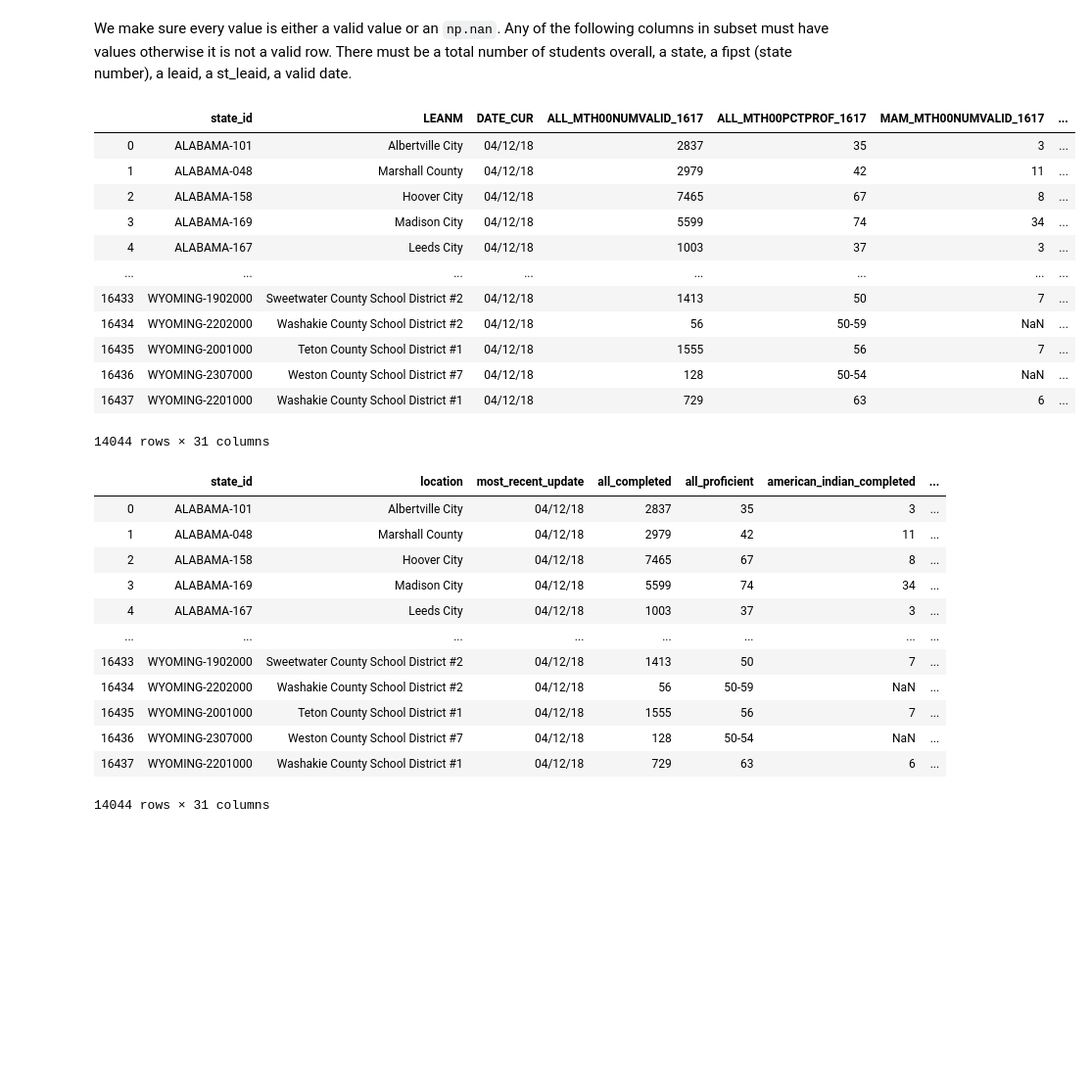
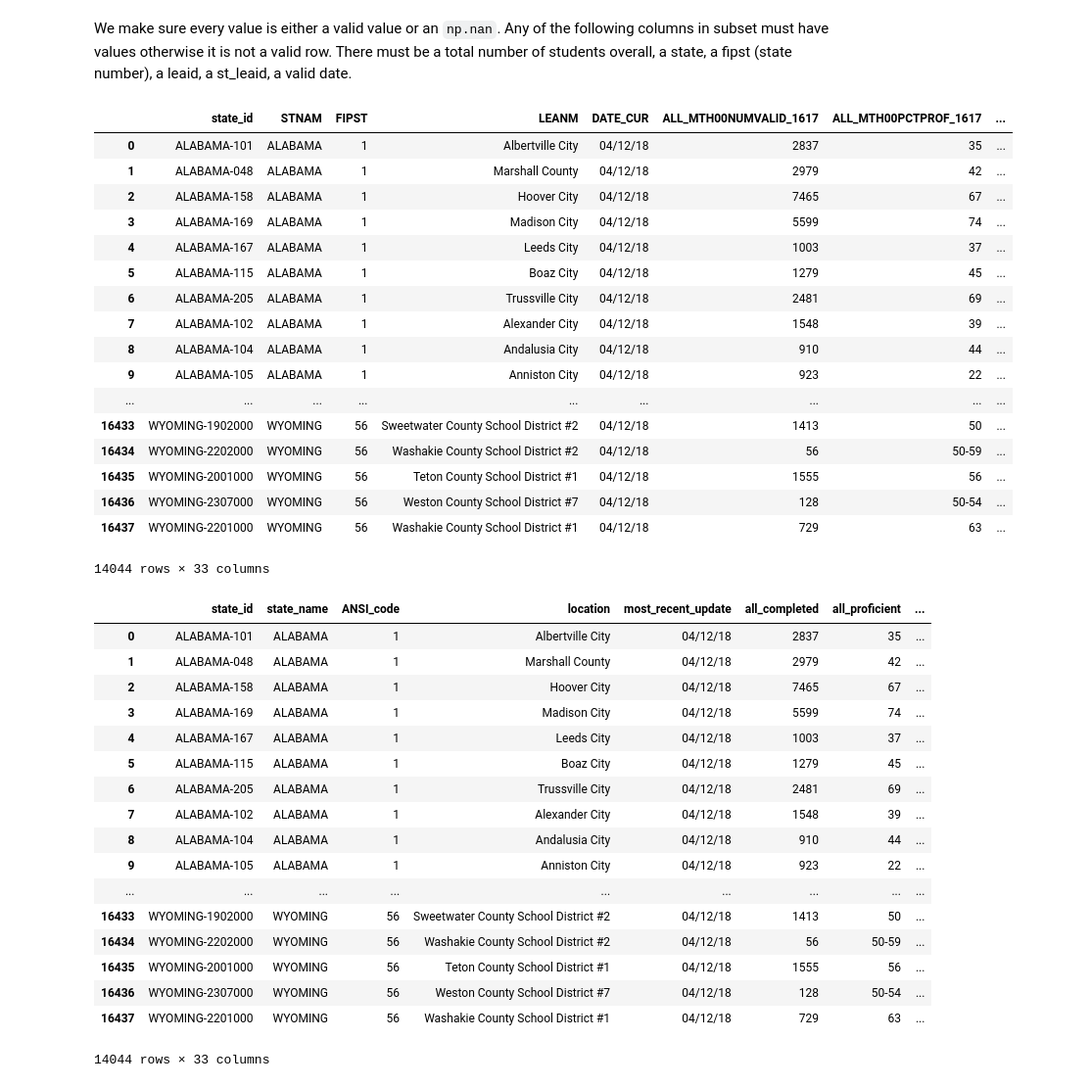
Before and after one commit to kannanfire/kannanfire.github.io, a Jupyter notebook: final_project.ipynb, the cells around one changed output. Shown: that part at 98% size. Drawn from its saved outputs; the diff is of its cells as text; code cells hidden in the pictures; blank space fills up the shorter version.

```diff
--- a/final_project.ipynb
+++ b/final_project.ipynb
@@ -35,48 +35,55 @@
 # %%
 dt = df.copy()
 
 arr = dt.apply(lambda e : (e.STNAM + e.ST_LEAID[2:]), axis=1)
 dt = dt.assign(state_id=arr)
 dt = dt.replace('NaN', np.nan)
 dt = dt.replace('PS', np.nan)
 # dt = dt.replace({'LE': '<=', 'GE': '>=', 'GT': '>', 'LT': '<', '\.': np.nan, 'n/a': np.nan}, regex=True)
 dt = dt.replace({'LE': np.nan, 'GE\d': np.nan, 'GT\d': np.nan, 'LT\d': np.nan, '\.': np.nan, 'n/a': np.nan}, regex=True)
 dt = dt.dropna(subset=['STNAM', 'LEANM', 'FIPST', 'LEAID', 'ST_LEAID', 'DATE_CUR', 'ALL_MTH00NUMVALID_1617', 'ALL_MTH00PCTPROF_1617'])
 
-dt = dt.drop('STNAM', 1)
-dt = dt.drop('FIPST', 1)
+# dt = dt.drop('STNAM', 1)
+# dt = dt.drop('FIPST', 1)
 dt = dt.drop('LEAID', 1)
 dt = dt.drop('ST_LEAID', 1)
 
 
 mid = dt['state_id']
 dt.drop(labels=['state_id'], axis=1,inplace = True)
 dt.insert(0, 'state_id', mid)
 
 dt['DATE_CUR'] = dt['DATE_CUR'].apply(lambda e : datetime.datetime.strptime(e, '%d-%b-%y'))
 dt['DATE_CUR'] = dt['DATE_CUR'].apply(lambda e : datetime.datetime.strftime(e, '%m/%d/%y'))
 
 dt
 # %% [output]
-|  | state_id | LEANM | DATE_CUR | ALL_MTH00NUMVALID_1617 | ALL_MTH00PCTPROF_1617 | MAM_MTH00NUMVALID_1617 | ... |
-| 0 | ALABAMA-101 | Albertville City | 04/12/18 | 2837 | 35 | 3 | ... |
-| 1 | ALABAMA-048 | Marshall County | 04/12/18 | 2979 | 42 | 11 | ... |
-| 2 | ALABAMA-158 | Hoover City | 04/12/18 | 7465 | 67 | 8 | ... |
-| 3 | ALABAMA-169 | Madison City | 04/12/18 | 5599 | 74 | 34 | ... |
-| 4 | ALABAMA-167 | Leeds City | 04/12/18 | 1003 | 37 | 3 | ... |
-| ... | ... | ... | ... | ... | ... | ... | ... |
-| 16433 | WYOMING-1902000 | Sweetwater County School District #2 | 04/12/18 | 1413 | 50 | 7 | ... |
-| 16434 | WYOMING-2202000 | Washakie County School District #2 | 04/12/18 | 56 | 50-59 | NaN | ... |
-| 16435 | WYOMING-2001000 | Teton County School District #1 | 04/12/18 | 1555 | 56 | 7 | ... |
-| 16436 | WYOMING-2307000 | Weston County School District #7 | 04/12/18 | 128 | 50-54 | NaN | ... |
-| 16437 | WYOMING-2201000 | Washakie County School District #1 | 04/12/18 | 729 | 63 | 6 | ... |
+|  | state_id | STNAM | FIPST | LEANM | DATE_CUR | ALL_MTH00NUMVALID_1617 | ALL_MTH00PCTPROF_1617 | ... |
+| 0 | ALABAMA-101 | ALABAMA | 1 | Albertville City | 04/12/18 | 2837 | 35 | ... |
+| 1 | ALABAMA-048 | ALABAMA | 1 | Marshall County | 04/12/18 | 2979 | 42 | ... |
+| 2 | ALABAMA-158 | ALABAMA | 1 | Hoover City | 04/12/18 | 7465 | 67 | ... |
+| 3 | ALABAMA-169 | ALABAMA | 1 | Madison City | 04/12/18 | 5599 | 74 | ... |
+| 4 | ALABAMA-167 | ALABAMA | 1 | Leeds City | 04/12/18 | 1003 | 37 | ... |
+| 5 | ALABAMA-115 | ALABAMA | 1 | Boaz City | 04/12/18 | 1279 | 45 | ... |
+| 6 | ALABAMA-205 | ALABAMA | 1 | Trussville City | 04/12/18 | 2481 | 69 | ... |
+| 7 | ALABAMA-102 | ALABAMA | 1 | Alexander City | 04/12/18 | 1548 | 39 | ... |
+| 8 | ALABAMA-104 | ALABAMA | 1 | Andalusia City | 04/12/18 | 910 | 44 | ... |
+| 9 | ALABAMA-105 | ALABAMA | 1 | Anniston City | 04/12/18 | 923 | 22 | ... |
+| ... | ... | ... | ... | ... | ... | ... | ... | ... |
+| 16433 | WYOMING-1902000 | WYOMING | 56 | Sweetwater County School District #2 | 04/12/18 | 1413 | 50 | ... |
+| 16434 | WYOMING-2202000 | WYOMING | 56 | Washakie County School District #2 | 04/12/18 | 56 | 50-59 | ... |
+| 16435 | WYOMING-2001000 | WYOMING | 56 | Teton County School District #1 | 04/12/18 | 1555 | 56 | ... |
+| 16436 | WYOMING-2307000 | WYOMING | 56 | Weston County School District #7 | 04/12/18 | 128 | 50-54 | ... |
+| 16437 | WYOMING-2201000 | WYOMING | 56 | Washakie County School District #1 | 04/12/18 | 729 | 63 | ... |
-14044 rows × 31 columns
+14044 rows × 33 columns
 # %%
 df1 = dt.copy()
 
 names = {
     # state assessment = (SA)
     'state_id': 'state_id', # full state name and id number
+    'STNAM': 'state_name',
+    'FIPST': 'ANSI_code', # The two-digit American National Standards Institute (ANSI) code for state
     'LEANM': 'location', # location: district, city, county
     'DATE_CUR': 'most_recent_update', # most recent date that data was taken
     'ALL_MTH00NUMVALID_1617': 'all_completed', # total number of students per location that completed SA
@@ -113,19 +120,24 @@ df1.rename(inplace=True,columns=names)
 
 df1
 # %% [output]
-|  | state_id | location | most_recent_update | all_completed | all_proficient | american_indian_completed | ... |
-| 0 | ALABAMA-101 | Albertville City | 04/12/18 | 2837 | 35 | 3 | ... |
-| 1 | ALABAMA-048 | Marshall County | 04/12/18 | 2979 | 42 | 11 | ... |
-| 2 | ALABAMA-158 | Hoover City | 04/12/18 | 7465 | 67 | 8 | ... |
-| 3 | ALABAMA-169 | Madison City | 04/12/18 | 5599 | 74 | 34 | ... |
-| 4 | ALABAMA-167 | Leeds City | 04/12/18 | 1003 | 37 | 3 | ... |
-| ... | ... | ... | ... | ... | ... | ... | ... |
-| 16433 | WYOMING-1902000 | Sweetwater County School District #2 | 04/12/18 | 1413 | 50 | 7 | ... |
-| 16434 | WYOMING-2202000 | Washakie County School District #2 | 04/12/18 | 56 | 50-59 | NaN | ... |
-| 16435 | WYOMING-2001000 | Teton County School District #1 | 04/12/18 | 1555 | 56 | 7 | ... |
-| 16436 | WYOMING-2307000 | Weston County School District #7 | 04/12/18 | 128 | 50-54 | NaN | ... |
-| 16437 | WYOMING-2201000 | Washakie County School District #1 | 04/12/18 | 729 | 63 | 6 | ... |
+|  | state_id | state_name | ANSI_code | location | most_recent_update | all_completed | all_proficient | ... |
+| 0 | ALABAMA-101 | ALABAMA | 1 | Albertville City | 04/12/18 | 2837 | 35 | ... |
+| 1 | ALABAMA-048 | ALABAMA | 1 | Marshall County | 04/12/18 | 2979 | 42 | ... |
+| 2 | ALABAMA-158 | ALABAMA | 1 | Hoover City | 04/12/18 | 7465 | 67 | ... |
+| 3 | ALABAMA-169 | ALABAMA | 1 | Madison City | 04/12/18 | 5599 | 74 | ... |
+| 4 | ALABAMA-167 | ALABAMA | 1 | Leeds City | 04/12/18 | 1003 | 37 | ... |
+| 5 | ALABAMA-115 | ALABAMA | 1 | Boaz City | 04/12/18 | 1279 | 45 | ... |
+| 6 | ALABAMA-205 | ALABAMA | 1 | Trussville City | 04/12/18 | 2481 | 69 | ... |
+| 7 | ALABAMA-102 | ALABAMA | 1 | Alexander City | 04/12/18 | 1548 | 39 | ... |
+| 8 | ALABAMA-104 | ALABAMA | 1 | Andalusia City | 04/12/18 | 910 | 44 | ... |
+| 9 | ALABAMA-105 | ALABAMA | 1 | Anniston City | 04/12/18 | 923 | 22 | ... |
+| ... | ... | ... | ... | ... | ... | ... | ... | ... |
+| 16433 | WYOMING-1902000 | WYOMING | 56 | Sweetwater County School District #2 | 04/12/18 | 1413 | 50 | ... |
+| 16434 | WYOMING-2202000 | WYOMING | 56 | Washakie County School District #2 | 04/12/18 | 56 | 50-59 | ... |
+| 16435 | WYOMING-2001000 | WYOMING | 56 | Teton County School District #1 | 04/12/18 | 1555 | 56 | ... |
+| 16436 | WYOMING-2307000 | WYOMING | 56 | Weston County School District #7 | 04/12/18 | 128 | 50-54 | ... |
+| 16437 | WYOMING-2201000 | WYOMING | 56 | Washakie County School District #1 | 04/12/18 | 729 | 63 | ... |
-14044 rows × 31 columns
+14044 rows × 33 columns
 # %%
 df2 = df1.copy()
 
```
Also changed, not shown: parts of 1 cell of this notebook.
